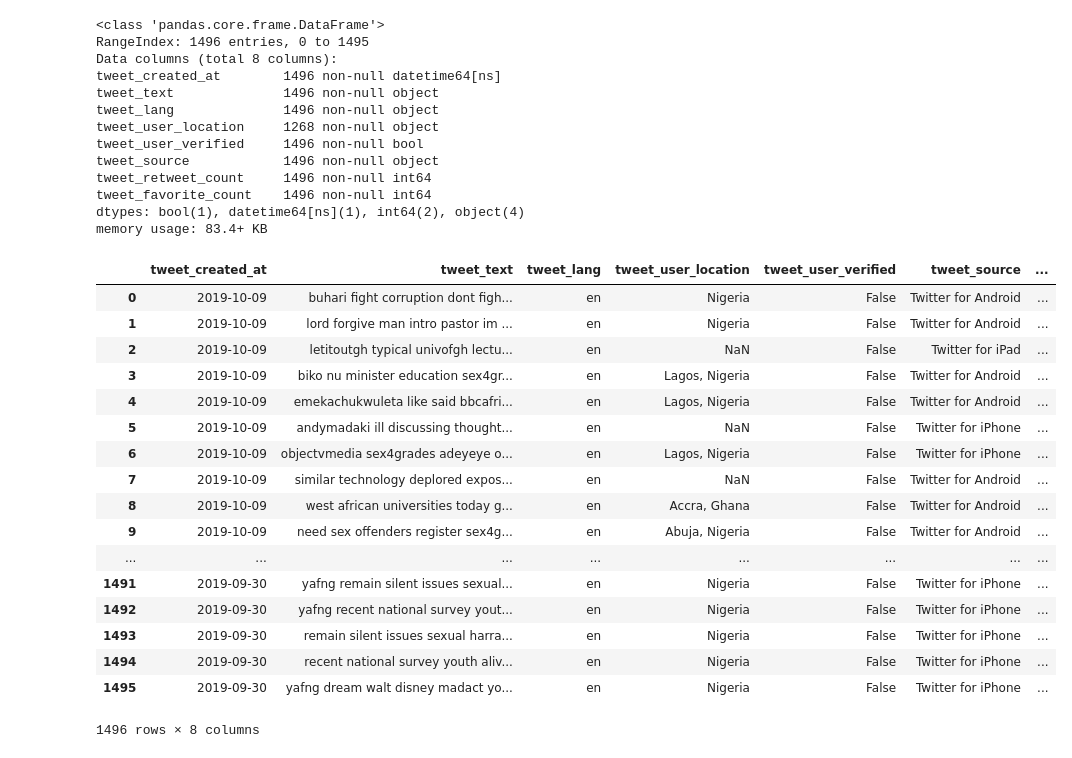
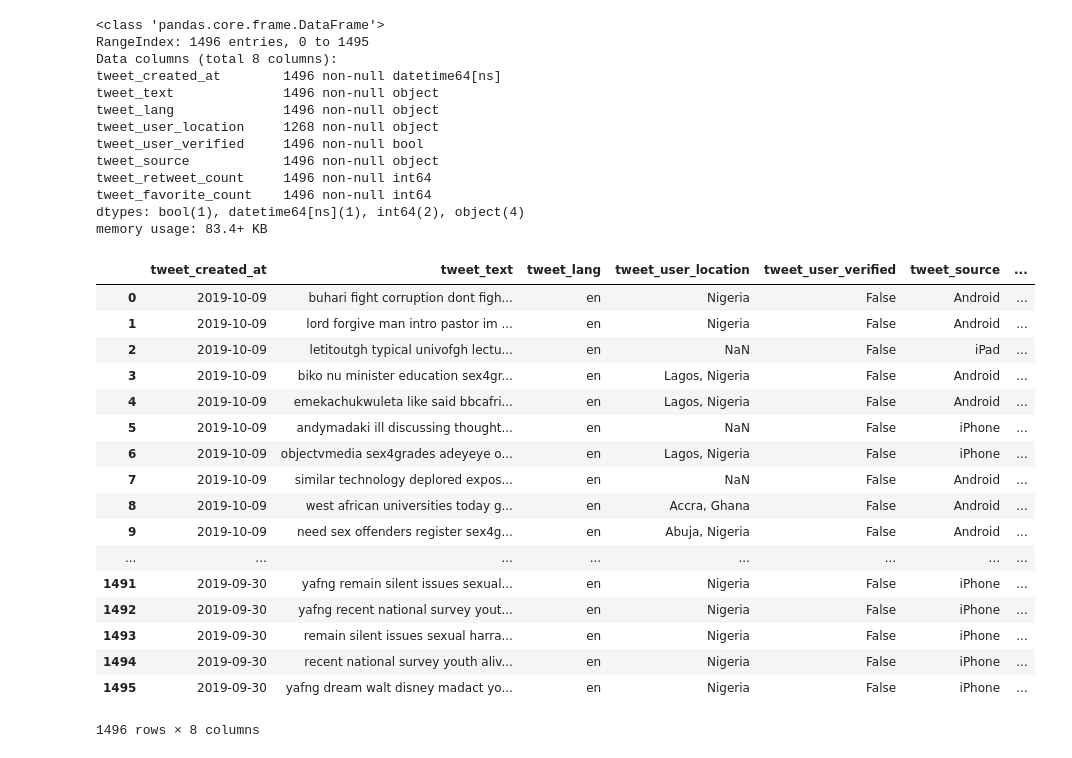
Before and after one commit to Emekaborisama/Sex4Grades, a Jupyter notebook: code/clean_dataset.ipynb, the cells around one changed output. Saved outputs shown, nothing was run; the diff lists cells and outputs as text; code cells hidden in the pictures.

Commit message:
leave the source name in the column tweet_source

```diff
--- a/code/clean_dataset.ipynb
+++ b/code/clean_dataset.ipynb
@@ -75,28 +75,33 @@ def remove_stopwords_from_tweet(tweet):
 def filter_stopwords(df, column):
     df.loc[:, column] = df[column].apply(remove_stopwords_from_tweet)
     return df
+
+def clean_tweet_source(df, column):
+    df.loc[:, column] = df[column].str.split().str.get(-1)
+    return df
 # %%
 # Apply all the cleaning function using pandas pipe.
 ds.pipe(clean_tweets, 'tweet_text')\
-  .pipe(filter_stopwords, 'tweet_text')
+  .pipe(filter_stopwords, 'tweet_text')\
+  .pipe(clean_tweet_source, 'tweet_source')
 # %% [output]
 |  | tweet_created_at | tweet_text | tweet_lang | tweet_user_location | tweet_user_verified | tweet_source | ... |
-| 0 | 2019-10-09 | buhari fight corruption dont figh... | en | Nigeria | False | Twitter for Android | ... |
-| 1 | 2019-10-09 | lord forgive man intro pastor im ... | en | Nigeria | False | Twitter for Android | ... |
-| 2 | 2019-10-09 | letitoutgh typical univofgh lectu... | en | NaN | False | Twitter for iPad | ... |
-| 3 | 2019-10-09 | biko nu minister education sex4gr... | en | Lagos, Nigeria | False | Twitter for Android | ... |
-| 4 | 2019-10-09 | emekachukwuleta like said bbcafri... | en | Lagos, Nigeria | False | Twitter for Android | ... |
-| 5 | 2019-10-09 | andymadaki ill discussing thought... | en | NaN | False | Twitter for iPhone | ... |
-| 6 | 2019-10-09 | objectvmedia sex4grades adeyeye o... | en | Lagos, Nigeria | False | Twitter for iPhone | ... |
-| 7 | 2019-10-09 | similar technology deplored expos... | en | NaN | False | Twitter for Android | ... |
-| 8 | 2019-10-09 | west african universities today g... | en | Accra, Ghana | False | Twitter for Android | ... |
-| 9 | 2019-10-09 | need sex offenders register sex4g... | en | Abuja, Nigeria | False | Twitter for Android | ... |
+| 0 | 2019-10-09 | buhari fight corruption dont figh... | en | Nigeria | False | Android | ... |
+| 1 | 2019-10-09 | lord forgive man intro pastor im ... | en | Nigeria | False | Android | ... |
+| 2 | 2019-10-09 | letitoutgh typical univofgh lectu... | en | NaN | False | iPad | ... |
+| 3 | 2019-10-09 | biko nu minister education sex4gr... | en | Lagos, Nigeria | False | Android | ... |
+| 4 | 2019-10-09 | emekachukwuleta like said bbcafri... | en | Lagos, Nigeria | False | Android | ... |
+| 5 | 2019-10-09 | andymadaki ill discussing thought... | en | NaN | False | iPhone | ... |
+| 6 | 2019-10-09 | objectvmedia sex4grades adeyeye o... | en | Lagos, Nigeria | False | iPhone | ... |
+| 7 | 2019-10-09 | similar technology deplored expos... | en | NaN | False | Android | ... |
+| 8 | 2019-10-09 | west african universities today g... | en | Accra, Ghana | False | Android | ... |
+| 9 | 2019-10-09 | need sex offenders register sex4g... | en | Abuja, Nigeria | False | Android | ... |
 | ... | ... | ... | ... | ... | ... | ... | ... |
-| 1491 | 2019-09-30 | yafng remain silent issues sexual... | en | Nigeria | False | Twitter for iPhone | ... |
-| 1492 | 2019-09-30 | yafng recent national survey yout... | en | Nigeria | False | Twitter for iPhone | ... |
-| 1493 | 2019-09-30 | remain silent issues sexual harra... | en | Nigeria | False | Twitter for iPhone | ... |
-| 1494 | 2019-09-30 | recent national survey youth aliv... | en | Nigeria | False | Twitter for iPhone | ... |
-| 1495 | 2019-09-30 | yafng dream walt disney madact yo... | en | Nigeria | False | Twitter for iPhone | ... |
+| 1491 | 2019-09-30 | yafng remain silent issues sexual... | en | Nigeria | False | iPhone | ... |
+| 1492 | 2019-09-30 | yafng recent national survey yout... | en | Nigeria | False | iPhone | ... |
+| 1493 | 2019-09-30 | remain silent issues sexual harra... | en | Nigeria | False | iPhone | ... |
+| 1494 | 2019-09-30 | recent national survey youth aliv... | en | Nigeria | False | iPhone | ... |
+| 1495 | 2019-09-30 | yafng dream walt disney madact yo... | en | Nigeria | False | iPhone | ... |
 1496 rows × 8 columns
 # %%
 ds.to_csv("sex4Grades_clean.csv")
```
